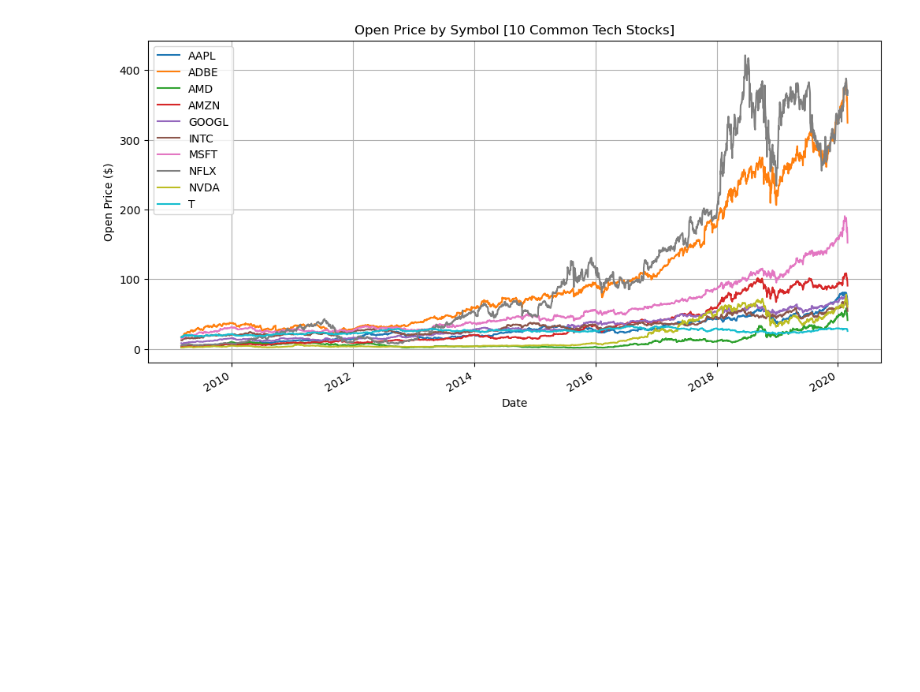
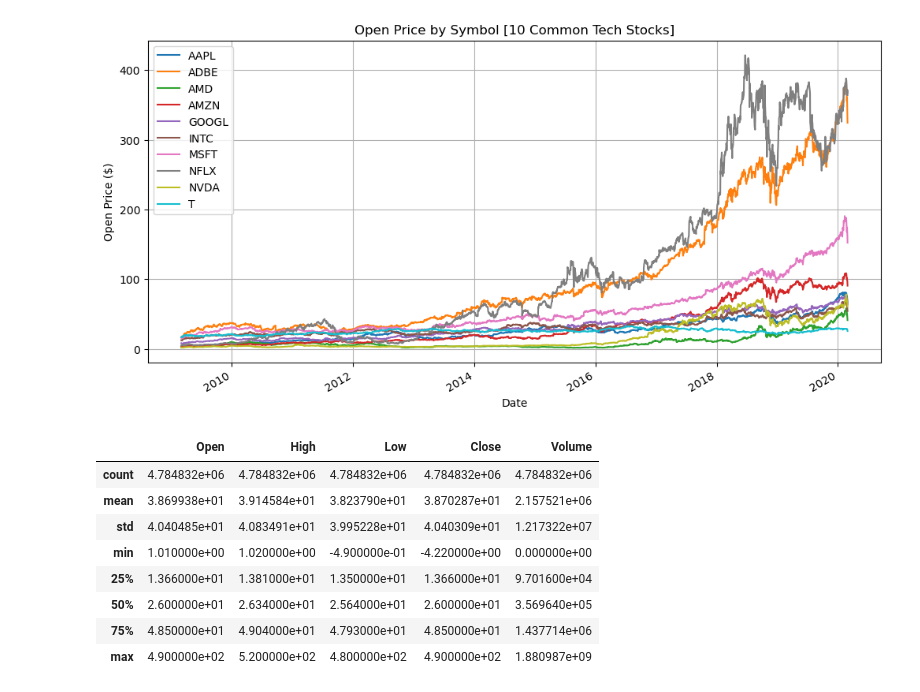
Before and after one commit to justinyang333/Stock-Prediction-Project, a Jupyter notebook: eda/eda.ipynb, the cells around one changed output. Saved outputs shown, nothing was run; the diff lists cells and outputs as text; code cells hidden in the pictures; blank space fills up the shorter version.

```diff
--- a/eda/eda.ipynb
+++ b/eda/eda.ipynb
@@ -95,0 +97,13 @@ Name: Open, dtype: object
+# %%
+# Stats across all stocks combined
+df.describe()
+# %% [output]
+|  | Open | High | Low | Close | Volume |
+| count | 4.784832e+06 | 4.784832e+06 | 4.784832e+06 | 4.784832e+06 | 4.784832e+06 |
+| mean | 3.869938e+01 | 3.914584e+01 | 3.823790e+01 | 3.870287e+01 | 2.157521e+06 |
+| std | 4.040485e+01 | 4.083491e+01 | 3.995228e+01 | 4.040309e+01 | 1.217322e+07 |
+| min | 1.010000e+00 | 1.020000e+00 | -4.900000e-01 | -4.220000e+00 | 0.000000e+00 |
+| 25% | 1.366000e+01 | 1.381000e+01 | 1.350000e+01 | 1.366000e+01 | 9.701600e+04 |
+| 50% | 2.600000e+01 | 2.634000e+01 | 2.564000e+01 | 2.600000e+01 | 3.569640e+05 |
+| 75% | 4.850000e+01 | 4.904000e+01 | 4.793000e+01 | 4.850000e+01 | 1.437714e+06 |
+| max | 4.900000e+02 | 5.200000e+02 | 4.800000e+02 | 4.900000e+02 | 1.880987e+09 |
```
Also changed, not shown: parts of 8 cells of this notebook, 3 other files.
